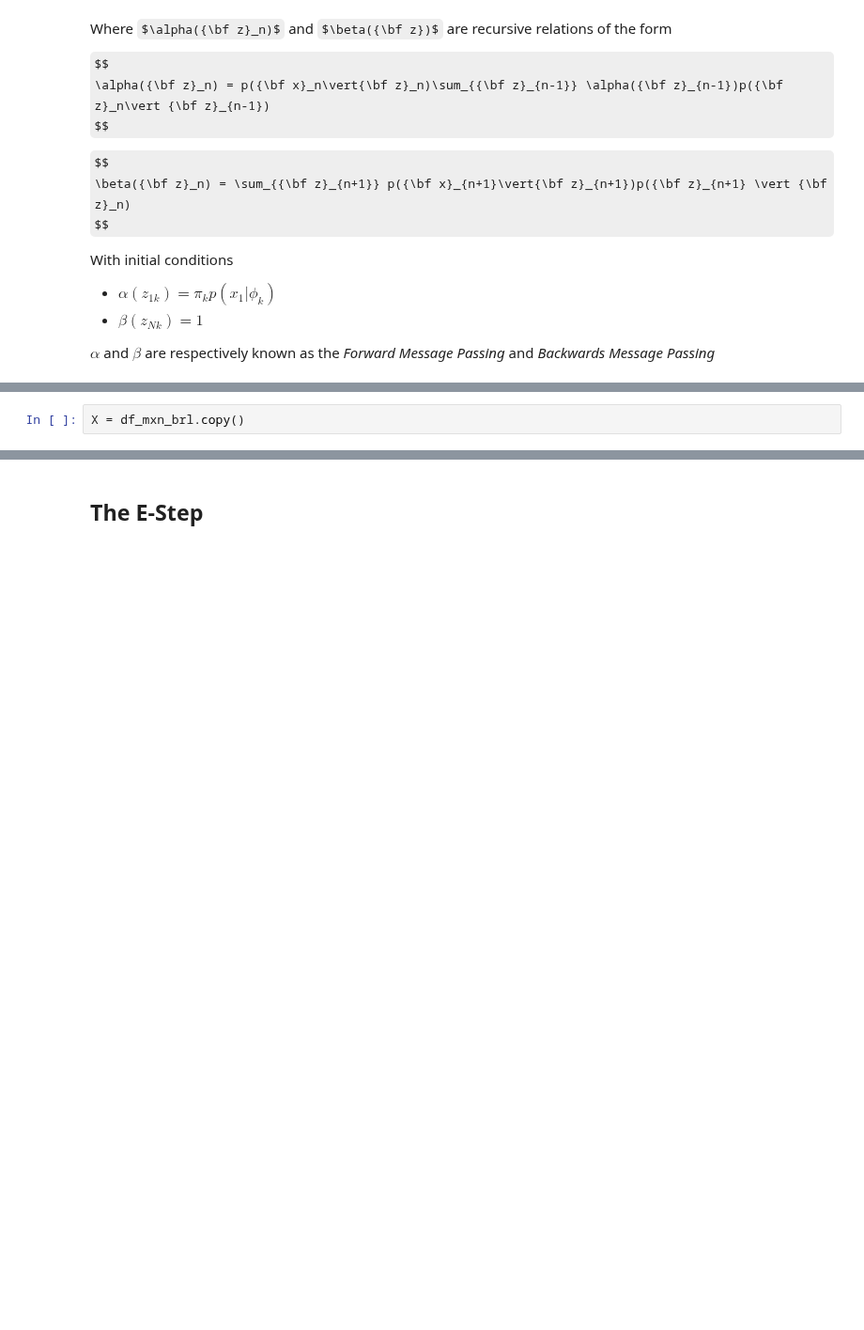
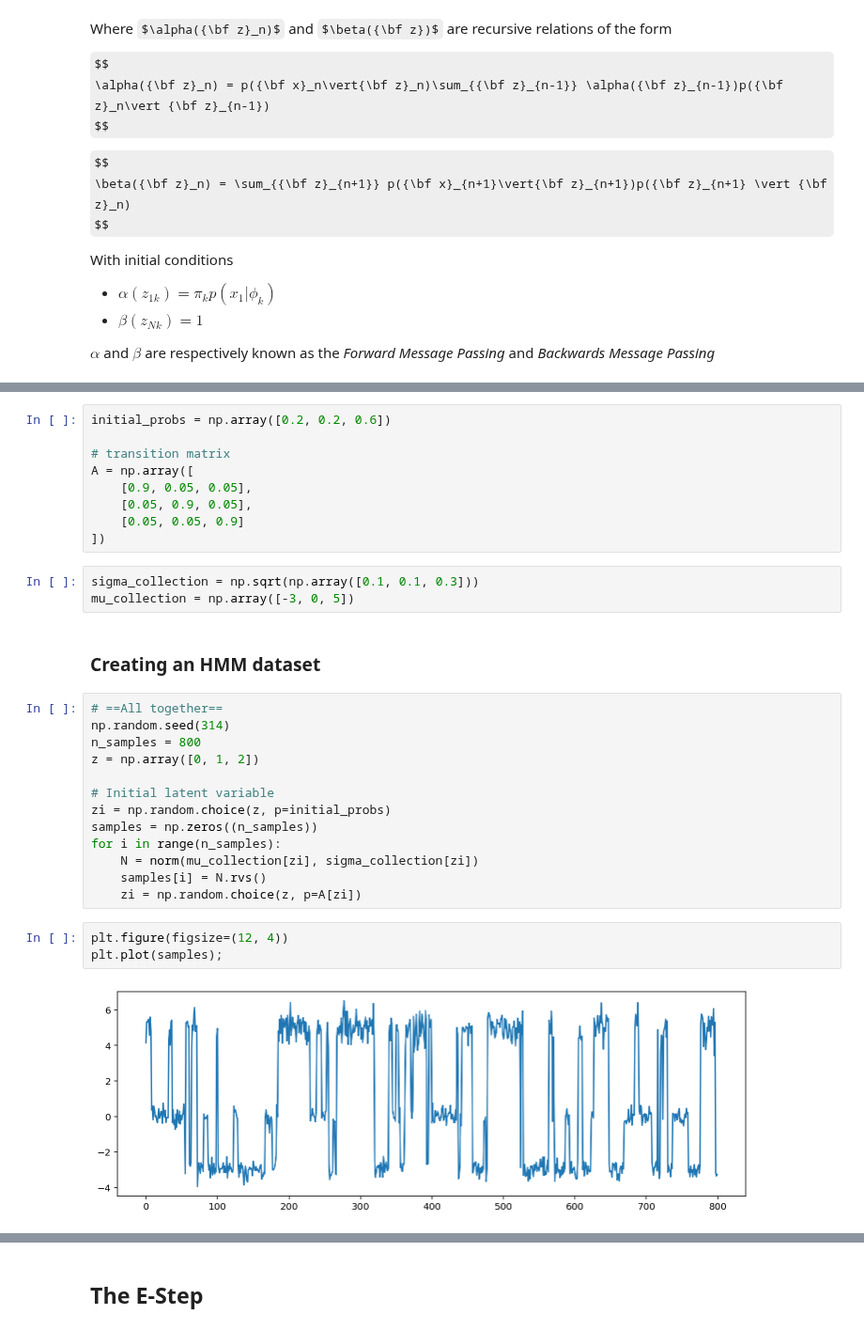
Before and after one commit to gerdm/prml, a Jupyter notebook: chapter13/em-hidden-markov-model.ipynb, the cells around one changed output, grey strips where cells are left out. Shown at 94% size. Drawn from its saved outputs; the diff is of its cells as text; some formulas as TeX source; blank space fills up the shorter version.

```diff
--- a/chapter13/em-hidden-markov-model.ipynb
+++ b/chapter13/em-hidden-markov-model.ipynb
@@ -153,2 +104,32 @@ sns.distplot(df_mxn_brl, ax=ax[1])
-# %%
-X = df_mxn_brl.copy()
+# %%
+initial_probs = np.array([0.2, 0.2, 0.6])
+
+# transition matrix
+A = np.array([
+    [0.9, 0.05, 0.05],
+    [0.05, 0.9, 0.05],
+    [0.05, 0.05, 0.9]
+])
+# %%
+sigma_collection = np.sqrt(np.array([0.1, 0.1, 0.3]))
+mu_collection = np.array([-3, 0, 5])
+# %% [markdown]
+### Creating an HMM dataset
+# %%
+# ==All together==
+np.random.seed(314)
+n_samples = 800
+z = np.array([0, 1, 2])
+
+# Initial latent variable
+zi = np.random.choice(z, p=initial_probs)
+samples = np.zeros((n_samples))
+for i in range(n_samples):
+    N = norm(mu_collection[zi], sigma_collection[zi])
+    samples[i] = N.rvs()
+    zi = np.random.choice(z, p=A[zi])
+# %%
+plt.figure(figsize=(12, 4))
+plt.plot(samples);
+# %% [output]
+[figure, added]
```
Also changed, not shown: parts of 46 cells of this notebook.
